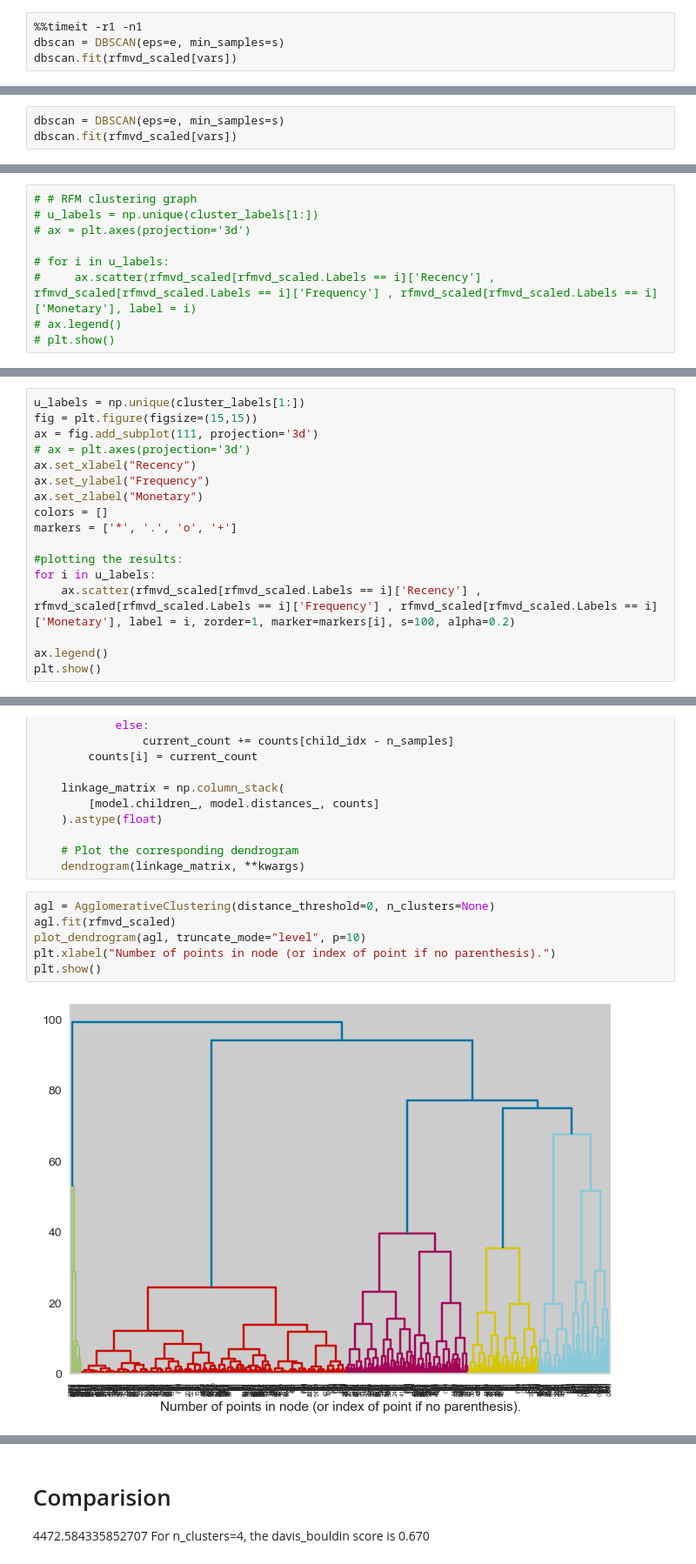
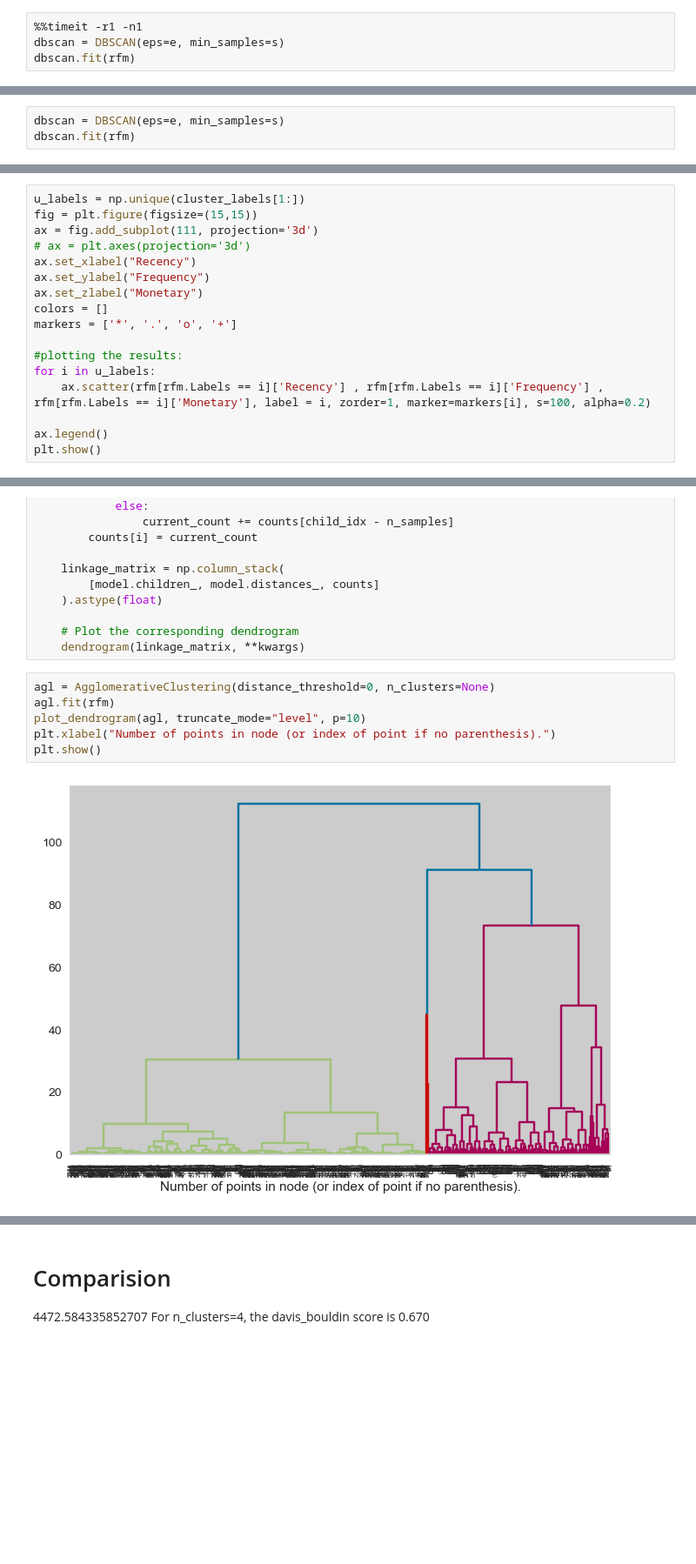
Before and after one commit to Ahmed-Ashraf-Marzouk/RFM-ID-customer-segmentation, a Jupyter notebook: main.ipynb, the cells around one changed output, grey strips where cells are left out. Shown at 87% size. Drawn from its saved outputs; the diff is of its cells as text; blank space fills up the shorter version.

```diff
--- a/main.ipynb
+++ b/main.ipynb
@@ -161,5 +126,5 @@ s = 6
 # %%
 %%timeit -r1 -n1
 dbscan = DBSCAN(eps=e, min_samples=s)
-dbscan.fit(rfmvd_scaled[vars])
+dbscan.fit(rfm)
 # %% [output]
@@ -167,6 +132,6 @@ dbscan.fit(rfmvd_scaled[vars])
 # %%
 dbscan = DBSCAN(eps=e, min_samples=s)
-dbscan.fit(rfmvd_scaled[vars])
+dbscan.fit(rfm)
 # %% [output]
 DBSCAN(eps=0.4, min_samples=6)
 # %%
@@ -201,10 +165,18 @@ rfmvd_scaled_DBSCAN = rfmvd_scaled[rfmvd_scaled.Labels == 0]
 # %%
-# # RFM clustering graph
-# u_labels = np.unique(cluster_labels[1:])
+u_labels = np.unique(cluster_labels[1:])
+fig = plt.figure(figsize=(15,15))
+ax = fig.add_subplot(111, projection='3d')
 # ax = plt.axes(projection='3d')
+ax.set_xlabel("Recency")
+ax.set_ylabel("Frequency")
+ax.set_zlabel("Monetary")
+colors = []
+markers = ['*', '.', 'o', '+']
 
-# for i in u_labels:
-#     ax.scatter(rfmvd_scaled[rfmvd_scaled.Labels == i]['Recency'] , rfmvd_scaled[rfmvd_scaled.Labels == i]['Frequency'] , rfmvd_scaled[rfmvd_scaled.Labels == i]['Monetary'], label = i)
-# ax.legend()
-# plt.show()
+#plotting the results:
+for i in u_labels:
+    ax.scatter(rfm[rfm.Labels == i]['Recency'] , rfm[rfm.Labels == i]['Frequency'] , rfm[rfm.Labels == i]['Monetary'], label = i, zorder=1, marker=markers[i], s=100, alpha=0.2)
+
+ax.legend()
+plt.show()
 # %% [output]
@@ -212,17 +183,0 @@ rfmvd_scaled_DBSCAN = rfmvd_scaled[rfmvd_scaled.Labels == 0]
-# %%
-u_labels = np.unique(cluster_labels[1:])
-fig = plt.figure(figsize=(15,15))
-ax = fig.add_subplot(111, projection='3d')
-# ax = plt.axes(projection='3d')
-ax.set_xlabel("Recency")
-ax.set_ylabel("Frequency")
-ax.set_zlabel("Monetary")
-colors = []
-markers = ['*', '.', 'o', '+']
-
-#plotting the results:
-for i in u_labels:
-    ax.scatter(rfmvd_scaled[rfmvd_scaled.Labels == i]['Recency'] , rfmvd_scaled[rfmvd_scaled.Labels == i]['Frequency'] , rfmvd_scaled[rfmvd_scaled.Labels == i]['Monetary'], label = i, zorder=1, marker=markers[i], s=100, alpha=0.2)
-
-ax.legend()
-plt.show()
@@ -254,12 +207,12 @@ def plot_dendrogram(model, **kwargs):
     dendrogram(linkage_matrix, **kwargs)
 # %%
 agl = AgglomerativeClustering(distance_threshold=0, n_clusters=None)
-agl.fit(rfmvd_scaled)
+agl.fit(rfm)
 plot_dendrogram(agl, truncate_mode="level", p=10)
 plt.xlabel("Number of points in node (or index of point if no parenthesis).")
 plt.show()
 # %% [output]
-[figure, old version]
+[figure, new version]
 # %%
 %%timeit -r1 -n1
 agl = AgglomerativeClustering(n_clusters=4)
```
Also changed, not shown: parts of 42 cells of this notebook, 2 other files.
